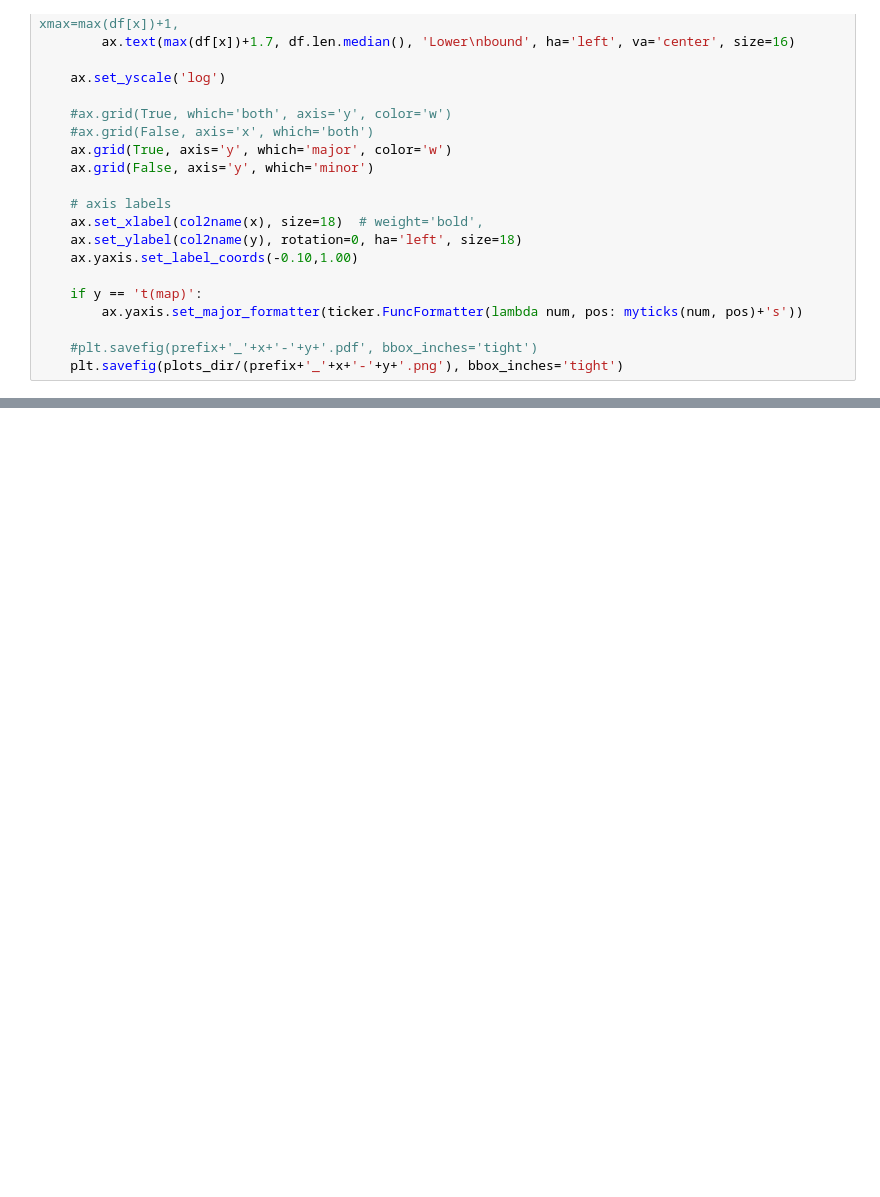
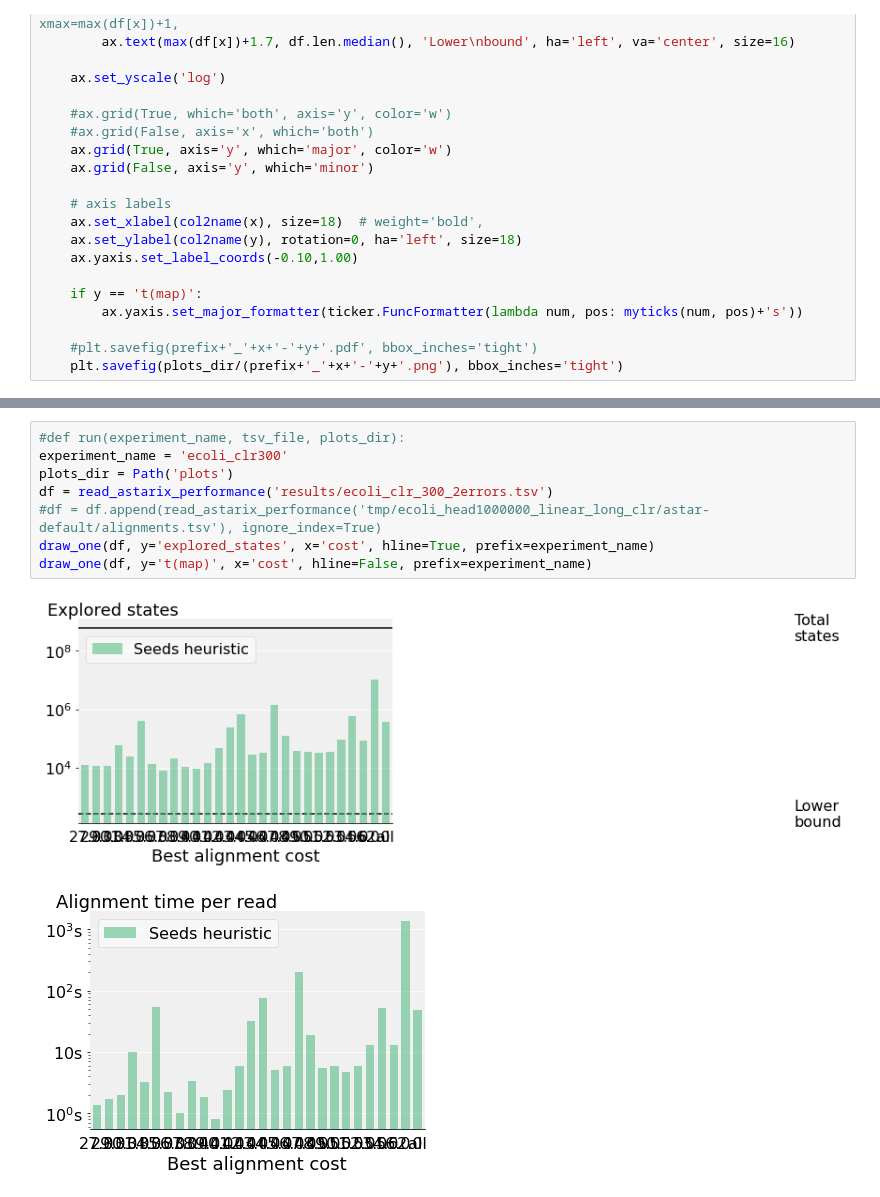
Before and after one commit to eth-sri/astarix, a Jupyter notebook: evals/astar_vs_dijkstra.ipynb, the cells around one changed output, grey strips where cells are left out. Cells and saved outputs as stored; diff of their text form; blank space fills up the shorter version.

```diff
--- a/evals/astar_vs_dijkstra.ipynb
+++ b/evals/astar_vs_dijkstra.ipynb
@@ -126,0 +205,11 @@ def astar_vs_dijkstra_img(df, x, y, hline, prefix):
+# %%
+#def run(experiment_name, tsv_file, plots_dir):
+experiment_name = 'ecoli_clr300'
+plots_dir = Path('plots')
+df = read_astarix_performance('results/ecoli_clr_300_2errors.tsv')
+#df = df.append(read_astarix_performance('tmp/ecoli_head1000000_linear_long_clr/astar-default/alignments.tsv'), ignore_index=True)
+draw_one(df, y='explored_states', x='cost', hline=True, prefix=experiment_name)
+draw_one(df, y='t(map)', x='cost', hline=False, prefix=experiment_name)
+# %% [output]
+[figure, added]
+[figure, added]
```
Also changed, not shown: parts of 4 cells of this notebook, 11 other files.
